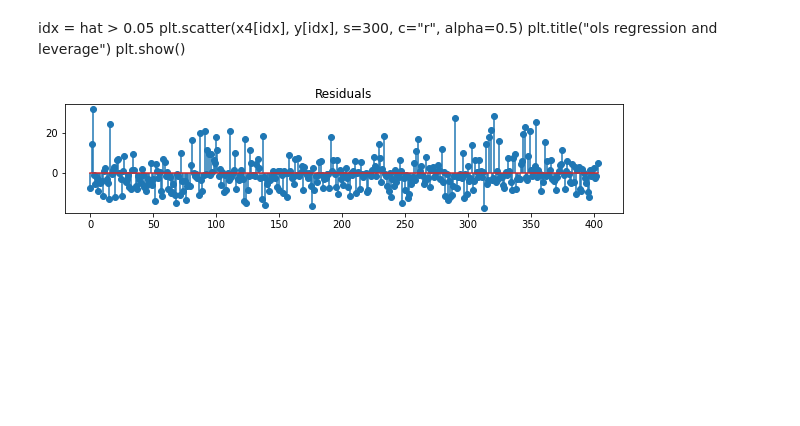
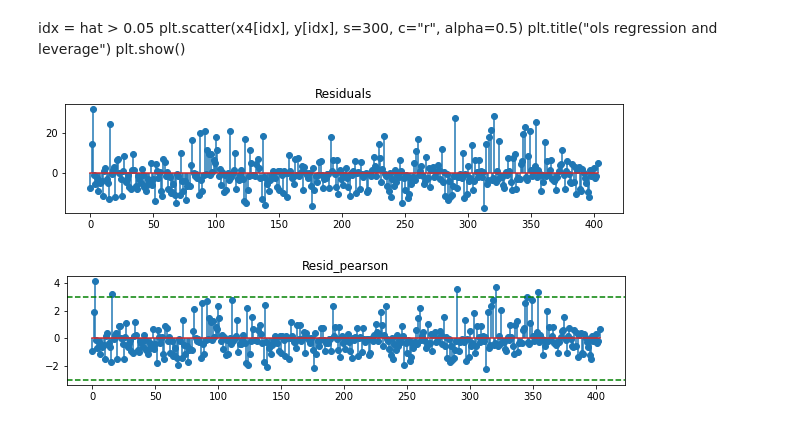
Before and after one commit to reejungkim/Anomalies, a Jupyter notebook: Boston housing outliers.ipynb, the cells around one changed output. Cells and saved outputs as stored; diff of their text form; code cells hidden in the pictures; blank space fills up the shorter version.

```diff
--- a/Boston housing outliers.ipynb
+++ b/Boston housing outliers.ipynb
@@ -117,3 +126,12 @@ plt.title("Residuals")
 plt.show()
 # %% [output]
 [figure]
+# %%
+plt.figure(figsize=(10, 2))
+plt.stem(result.resid_pearson, use_line_collection=True)
+plt.axhline(3, c="g", ls="--")
+plt.axhline(-3, c="g", ls="--")
+plt.title("Resid_pearson")
+plt.show()
+# %% [output]
+[figure, added]
```
Also changed, not shown: parts of 6 cells of this notebook.
